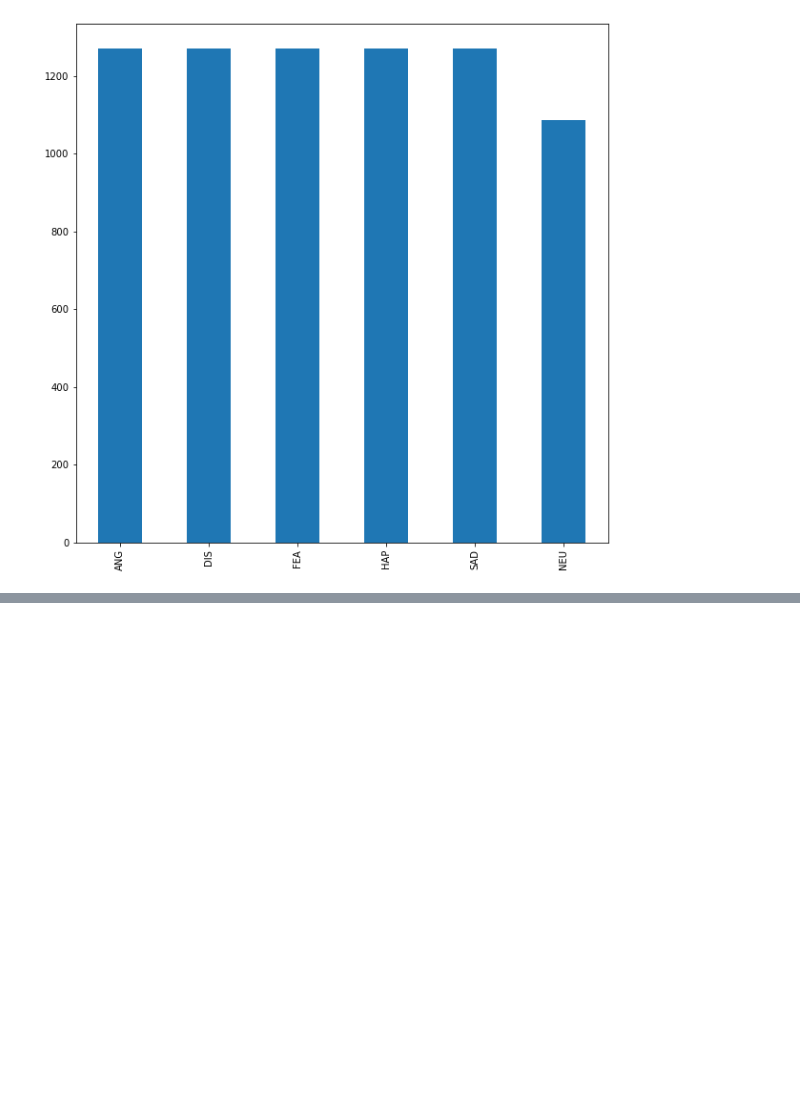
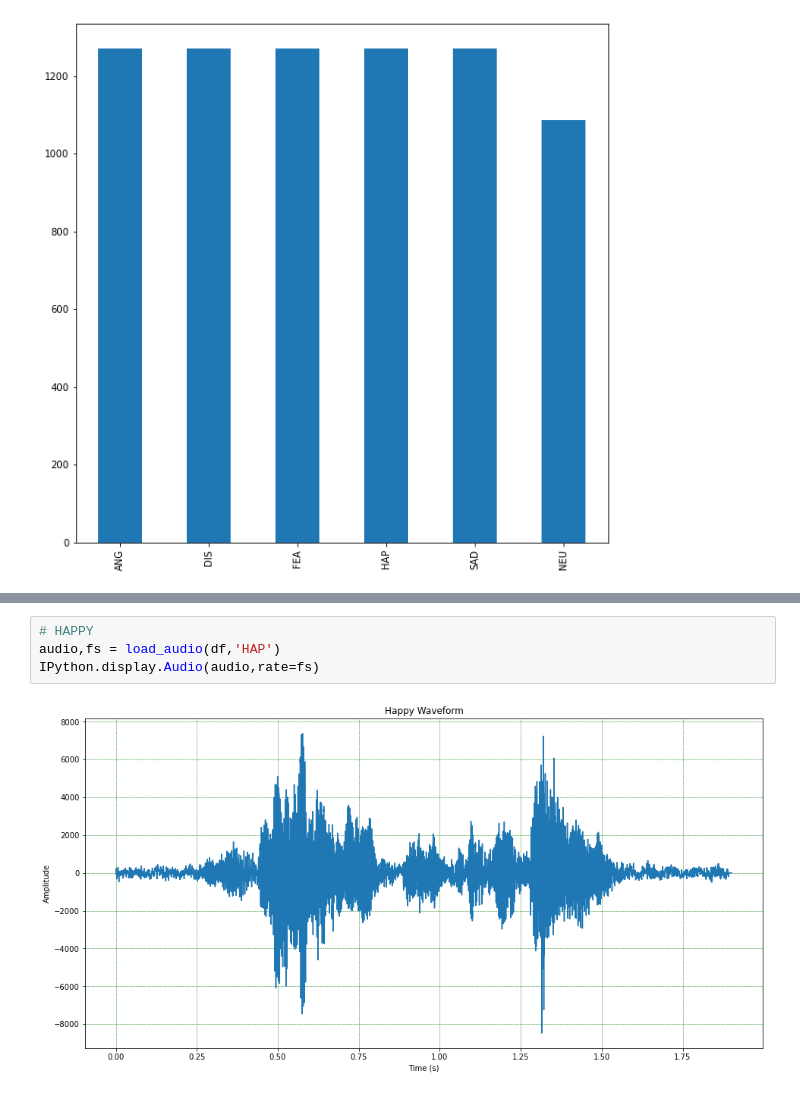
Before and after one commit to ranabarakat/Speech-Emotion-Recognition, a Jupyter notebook: test.ipynb, the cells around one changed output, grey strips where cells are left out. Drawn from its saved outputs; the diff is of its cells as text; blank space fills up the shorter version.

```diff
--- a/test.ipynb
+++ b/test.ipynb
@@ -188,0 +93,6 @@ IPython.display.Audio(neutral_audio,rate=neutral_fs)
+# %%
+# HAPPY
+audio,fs = load_audio(df,'HAP')
+IPython.display.Audio(audio,rate=fs)
+# %% [output]
+[figure, added]
```
Also changed, not shown: parts of 12 cells of this notebook.
